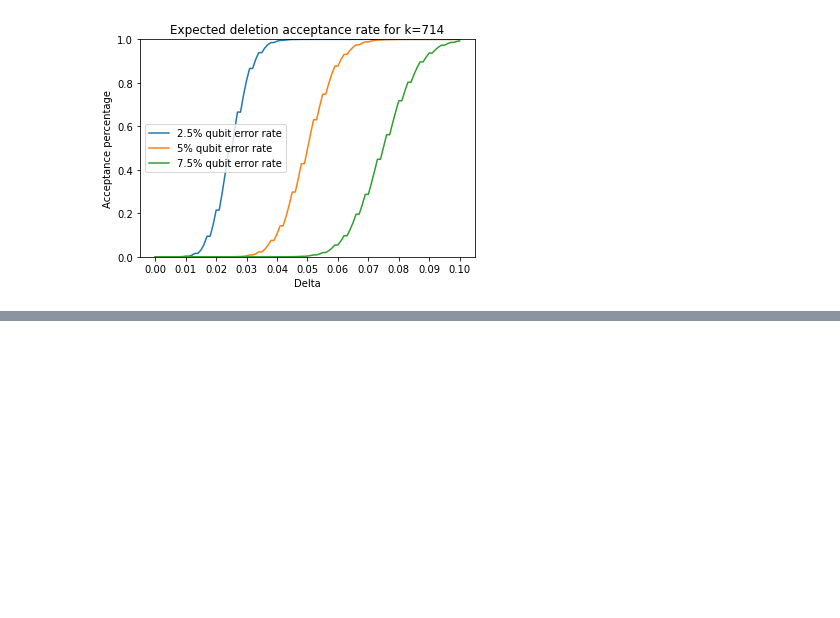
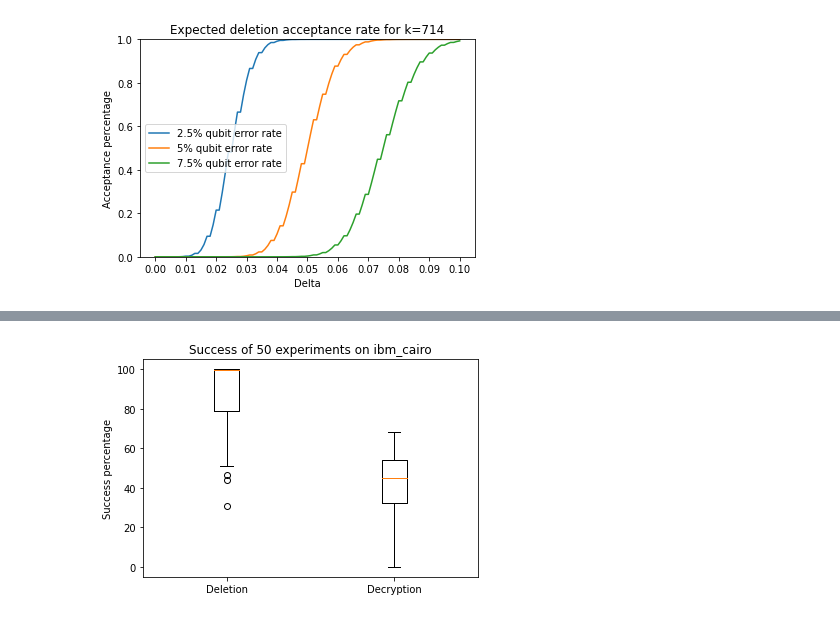
Before and after one commit to OrenScheer/certified-deletion, a Jupyter notebook: plot_creation.ipynb, the cells around one changed output, grey strips where cells are left out. Cells and saved outputs as stored; diff of their text form; code cells hidden in the pictures; blank space fills up the shorter version.

```diff
--- a/plot_creation.ipynb
+++ b/plot_creation.ipynb
@@ -170,0 +191,9 @@ plt.show()
+# %%
+figure, axis = plt.subplots()
+axis.set_title('Success of 50 experiments on ibm_cairo')
+axis.boxplot([deletion_success, decryption_success])
+axis.set_xticklabels(["Deletion", "Decryption"])
+plt.ylabel("Success percentage")
+plt.show()
+# %% [output]
+[figure, added]
```
Also changed, not shown: parts of 4 cells of this notebook, 1 other file.
